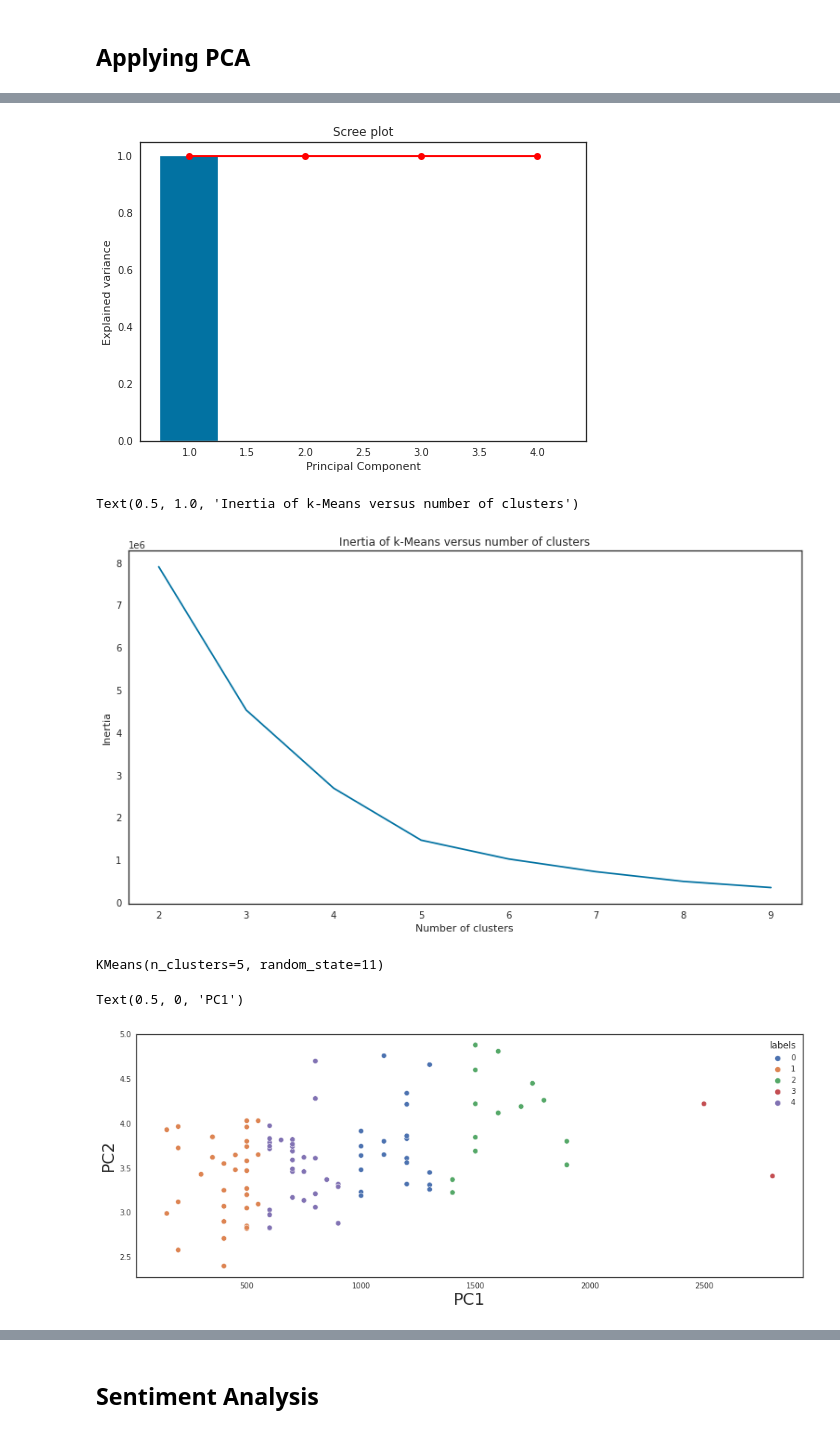
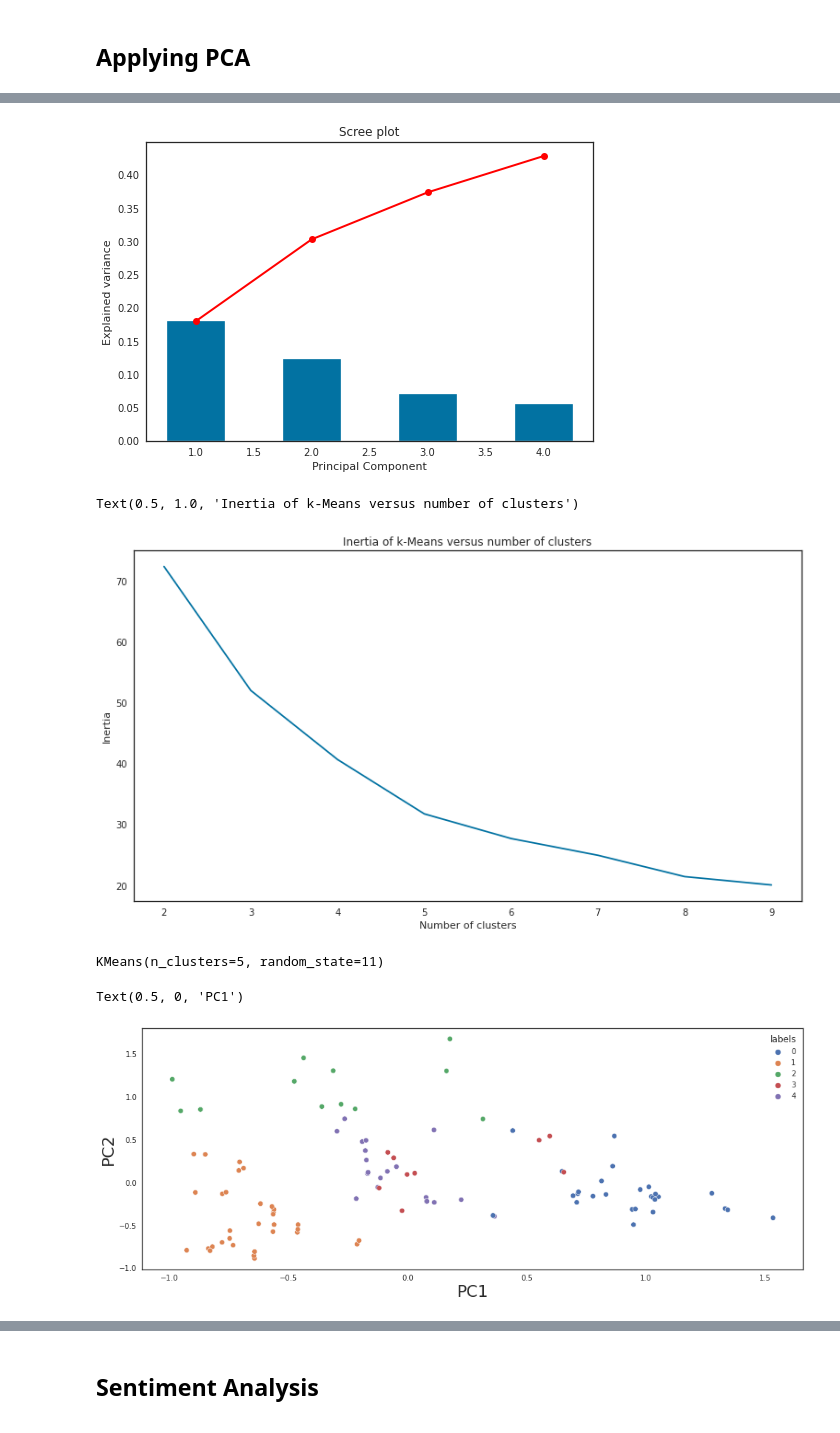
Before and after one commit to Akramraza12349/Projects, a Jupyter notebook: ZOMATO__RESTAURANT_CLUSTERING_&_SENTIMENT_ANALYSIS.ipynb, the cells around one changed output, grey strips where cells are left out. Cells and saved outputs as stored; diff of their text form; code cells hidden in the pictures.

```diff
--- a/ZOMATO__RESTAURANT_CLUSTERING_&_SENTIMENT_ANALYSIS.ipynb
+++ b/ZOMATO__RESTAURANT_CLUSTERING_&_SENTIMENT_ANALYSIS.ipynb
@@ -602,7 +608,7 @@ X[:,0:2]
 # %%
 # PCA
 pca = PCA(n_components=4)
-X_reduced = pca.fit_transform(df_cluster.drop('Name',axis =1))
+X_reduced = pca.fit_transform(X)
 # %%
 X_reduced[:,0]
 # %% [output]
@@ -655,7 +664,7 @@ plt.xlabel("Principal Component")
 plt.ylabel("Explained variance")
 plt.title("Scree plot");
 # %% [output]
-[figure, old version]
+[figure, new version]
 # %%
 scores1 = [KMeans(n_clusters=i+2, random_state=11).fit(X_reduced).inertia_
           for i in range(8)]
@@ -666,7 +675,7 @@ plt.ylabel("Inertia")
 plt.title("Inertia of k-Means versus number of clusters")
 # %% [output]
 Text(0.5, 1.0, 'Inertia of k-Means versus number of clusters')
-[figure, old version]
+[figure, new version]
 # %%
 model1 = KMeans(random_state=11, n_clusters=5)
 model1.fit(X_reduced)
@@ -680,9 +689,9 @@ df_cluster['labels'] = cluster_labels
 # %%
 plt.figure(figsize = (16,6))
 sns.set_style('white')
-sns.scatterplot(y='Avg_rating',x='Cost',data=df_cluster,hue='labels', palette = 'deep')
+sns.scatterplot(y=X_reduced[:,1],x=X_reduced[:,0],data=df_cluster,hue='labels', palette = 'deep')
 plt.ylabel('PC2',fontdict={'size':22})
 plt.xlabel('PC1',fontdict={'size':22})
 # %% [output]
 Text(0.5, 0, 'PC1')
-[figure, old version]
+[figure, new version]
```
Also changed, not shown: parts of 25 cells of this notebook.
